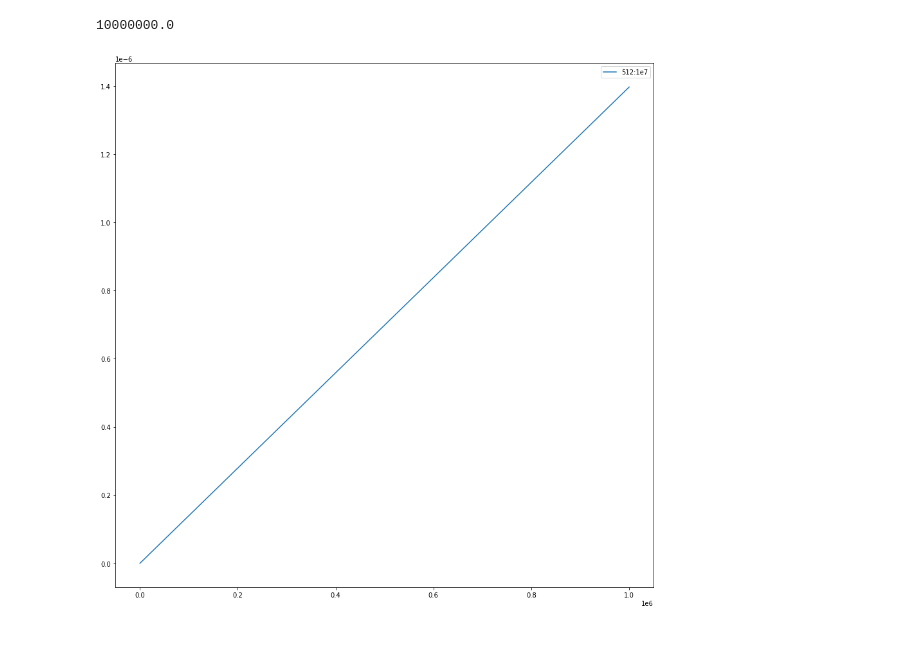
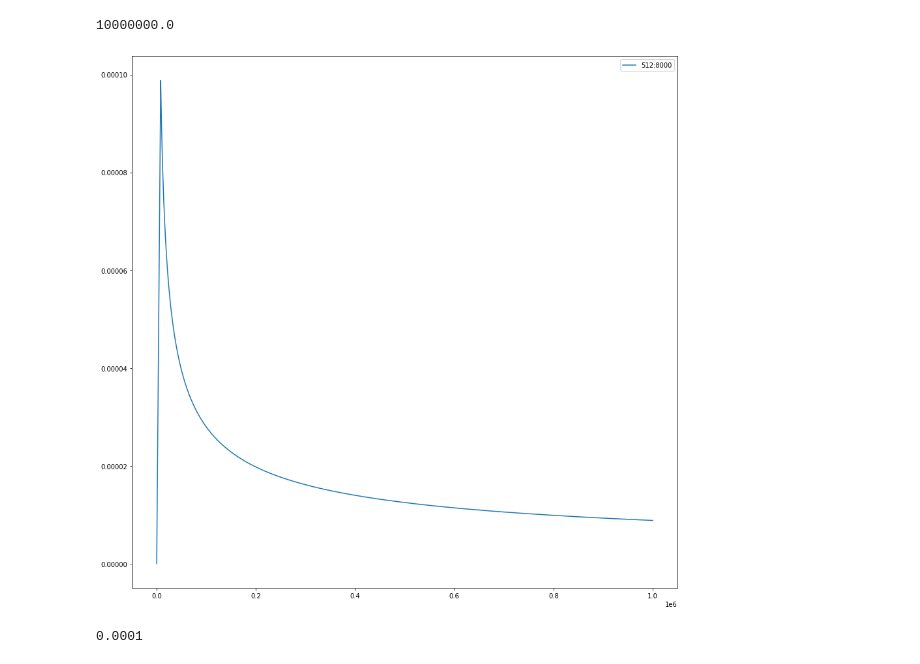
Before and after one commit to Chucooleg/Contrastive-Learning-Benchmarking, a Jupyter notebook: SecondPass-CardGame-experiments/Learning-Rate-Reference-Plots.ipynb, the cells around one changed output. Cells and saved outputs as stored; diff of their text form; code cells hidden in the pictures.

```diff
--- a/SecondPass-CardGame-experiments/Learning-Rate-Reference-Plots.ipynb
+++ b/SecondPass-CardGame-experiments/Learning-Rate-Reference-Plots.ipynb
@@ -152,13 +152,17 @@ plot_lr(LRScheduledAdam)
 # %%
 def plot_lr(myOpt):
     model = nn.Linear(2,3)
     opts = [
-            myOpt(model.parameters(), 512, 1e7)
+            myOpt(model.parameters(), 512, 8000)
            ]
     plt.figure(figsize=(15,15))
     plt.plot(np.arange(1, 1000000), [[opt.calc_step_size(i) for opt in opts] for i in range(1, 1000000)])
-    plt.legend(["512:1e7"])
+    plt.legend(["512:8000"])
 
 plot_lr(LRScheduledAdam)
 # %% [output]
-[figure, old version]
+[figure, new version]
+# %%
+1e-4
+# %% [output]
+0.0001
```
Also changed, not shown: parts of 1 cell of this notebook, 3 other files.
